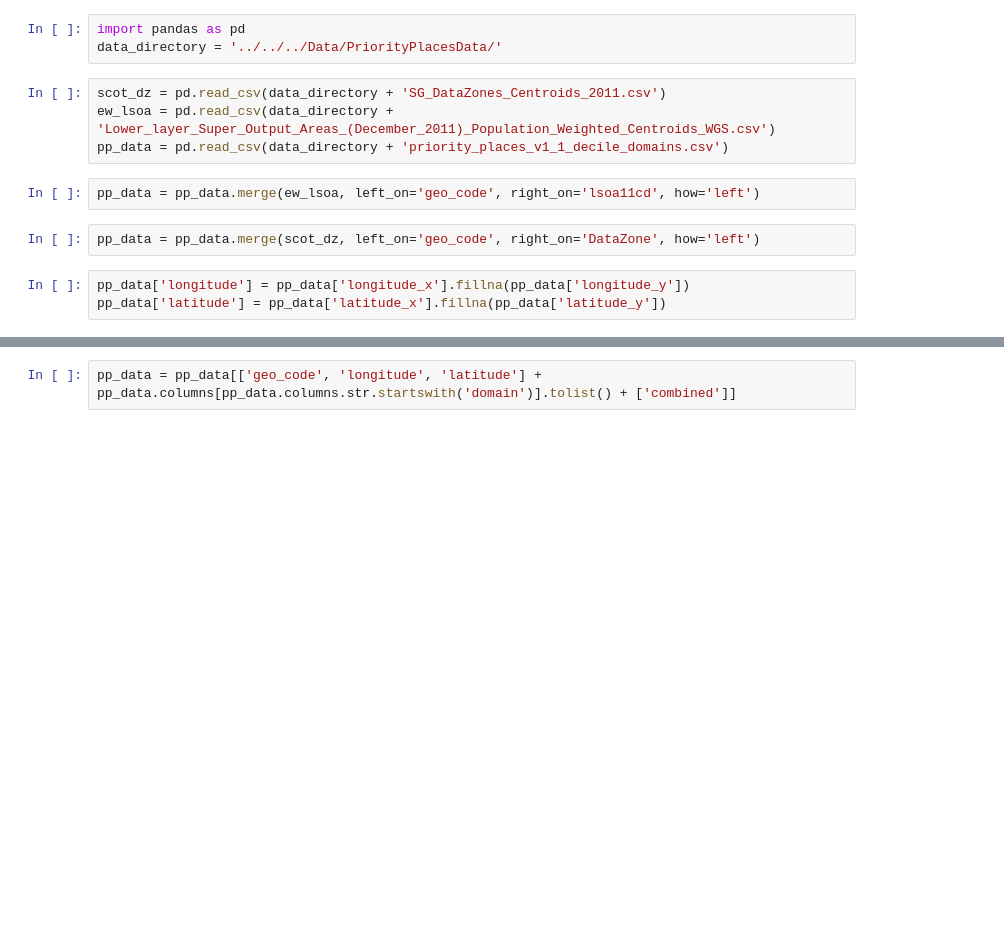
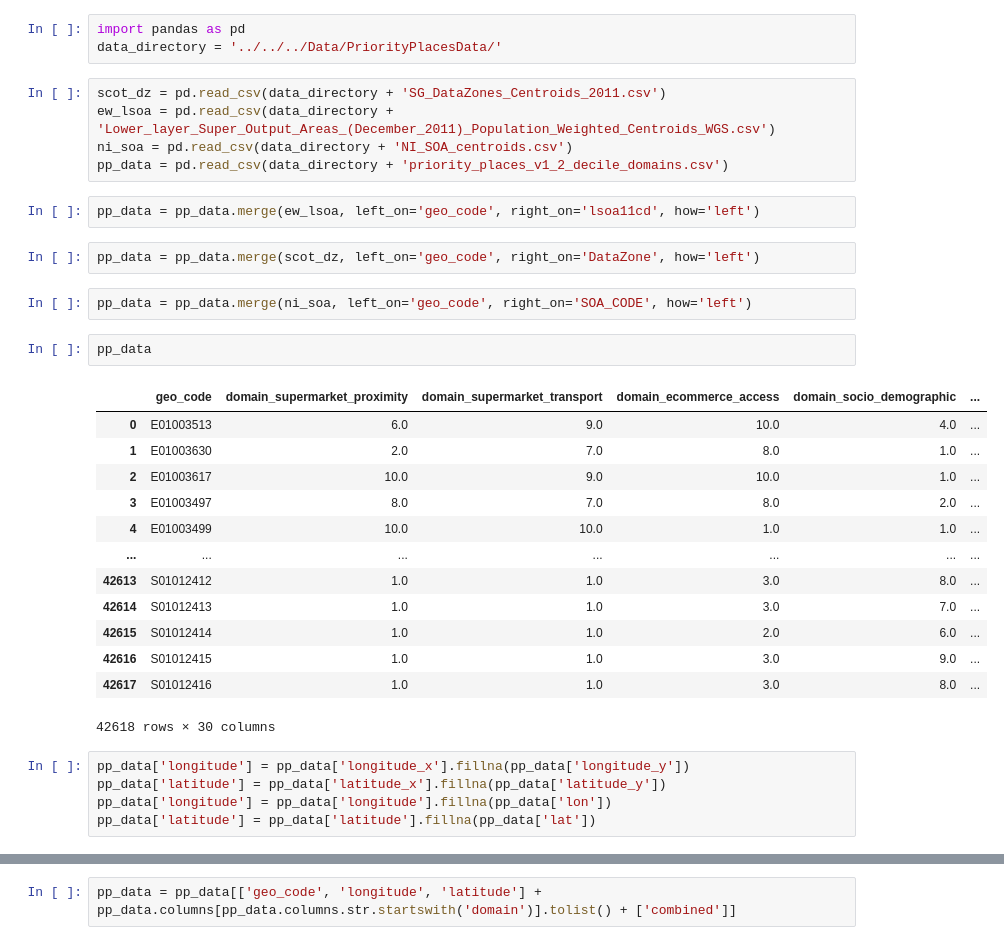
Before and after one commit to Leeds-CDRC/priority-places-explorer, a Jupyter notebook: notebooks/combine_data.ipynb, the cells around one changed output, grey strips where cells are left out. Saved outputs shown, nothing was run; the diff lists cells and outputs as text; blank space fills up the shorter version.

```diff
--- a/notebooks/combine_data.ipynb
+++ b/notebooks/combine_data.ipynb
@@ -4,14 +4,35 @@ data_directory = '../../../Data/PriorityPlacesData/'
 # %%
 scot_dz = pd.read_csv(data_directory + 'SG_DataZones_Centroids_2011.csv')
 ew_lsoa = pd.read_csv(data_directory + 'Lower_layer_Super_Output_Areas_(December_2011)_Population_Weighted_Centroids_WGS.csv')
-pp_data = pd.read_csv(data_directory + 'priority_places_v1_1_decile_domains.csv')
+ni_soa = pd.read_csv(data_directory + 'NI_SOA_centroids.csv')
+pp_data = pd.read_csv(data_directory + 'priority_places_v1_2_decile_domains.csv')
 # %%
 pp_data = pp_data.merge(ew_lsoa, left_on='geo_code', right_on='lsoa11cd', how='left')
-# %%
-pp_data = pp_data.merge(scot_dz, left_on='geo_code', right_on='DataZone', how='left')
+# %%
+pp_data = pp_data.merge(scot_dz, left_on='geo_code', right_on='DataZone', how='left')
+# %%
+pp_data = pp_data.merge(ni_soa, left_on='geo_code', right_on='SOA_CODE', how='left')
+# %%
+pp_data
+# %% [output]
+|  | geo_code | domain_supermarket_proximity | domain_supermarket_transport | domain_ecommerce_access | domain_socio_demographic | ... |
+| 0 | E01003513 | 6.0 | 9.0 | 10.0 | 4.0 | ... |
+| 1 | E01003630 | 2.0 | 7.0 | 8.0 | 1.0 | ... |
+| 2 | E01003617 | 10.0 | 9.0 | 10.0 | 1.0 | ... |
+| 3 | E01003497 | 8.0 | 7.0 | 8.0 | 2.0 | ... |
+| 4 | E01003499 | 10.0 | 10.0 | 1.0 | 1.0 | ... |
+| ... | ... | ... | ... | ... | ... | ... |
+| 42613 | S01012412 | 1.0 | 1.0 | 3.0 | 8.0 | ... |
+| 42614 | S01012413 | 1.0 | 1.0 | 3.0 | 7.0 | ... |
+| 42615 | S01012414 | 1.0 | 1.0 | 2.0 | 6.0 | ... |
+| 42616 | S01012415 | 1.0 | 1.0 | 3.0 | 9.0 | ... |
+| 42617 | S01012416 | 1.0 | 1.0 | 3.0 | 8.0 | ... |
+42618 rows × 30 columns
 # %%
 pp_data['longitude'] = pp_data['longitude_x'].fillna(pp_data['longitude_y'])
 pp_data['latitude'] = pp_data['latitude_x'].fillna(pp_data['latitude_y'])
+pp_data['longitude'] = pp_data['longitude'].fillna(pp_data['lon'])
+pp_data['latitude'] = pp_data['latitude'].fillna(pp_data['lat'])
 # %%
 pp_data[['geo_code', 'longitude', 'latitude'] + pp_data.columns[pp_data.columns.str.startswith('domain')].tolist() + ['combined']]
 # %% [output]
```
Also changed, not shown: parts of 5 cells of this notebook, 7 other files.
